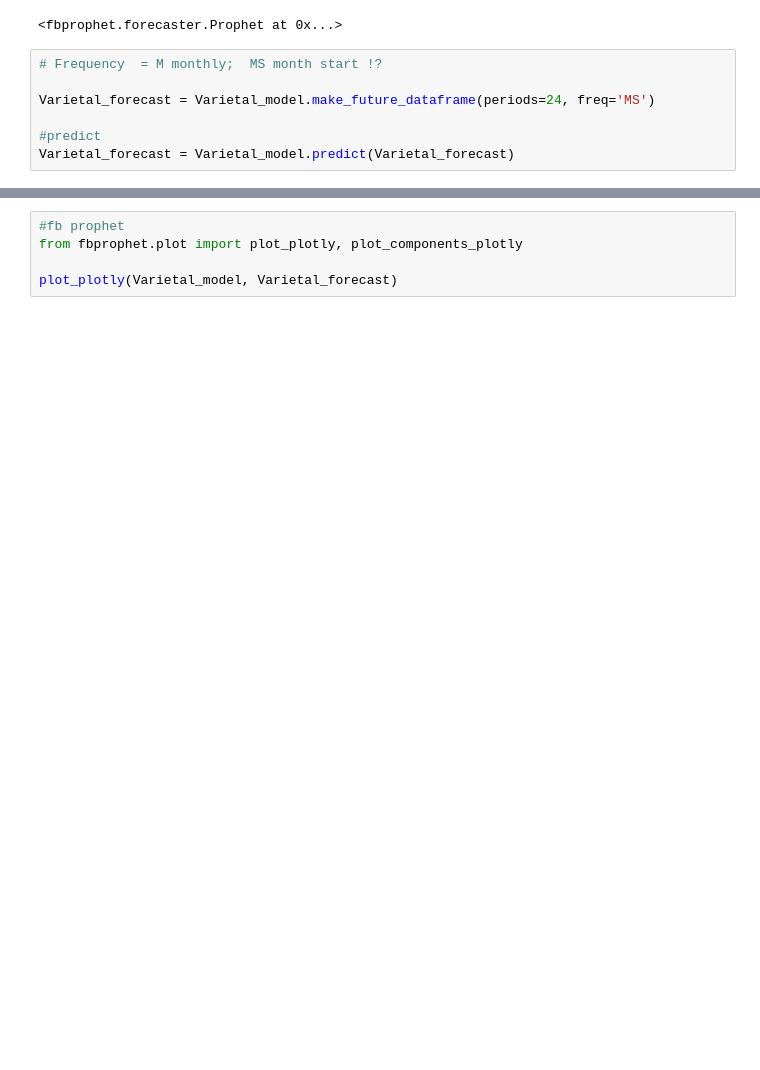
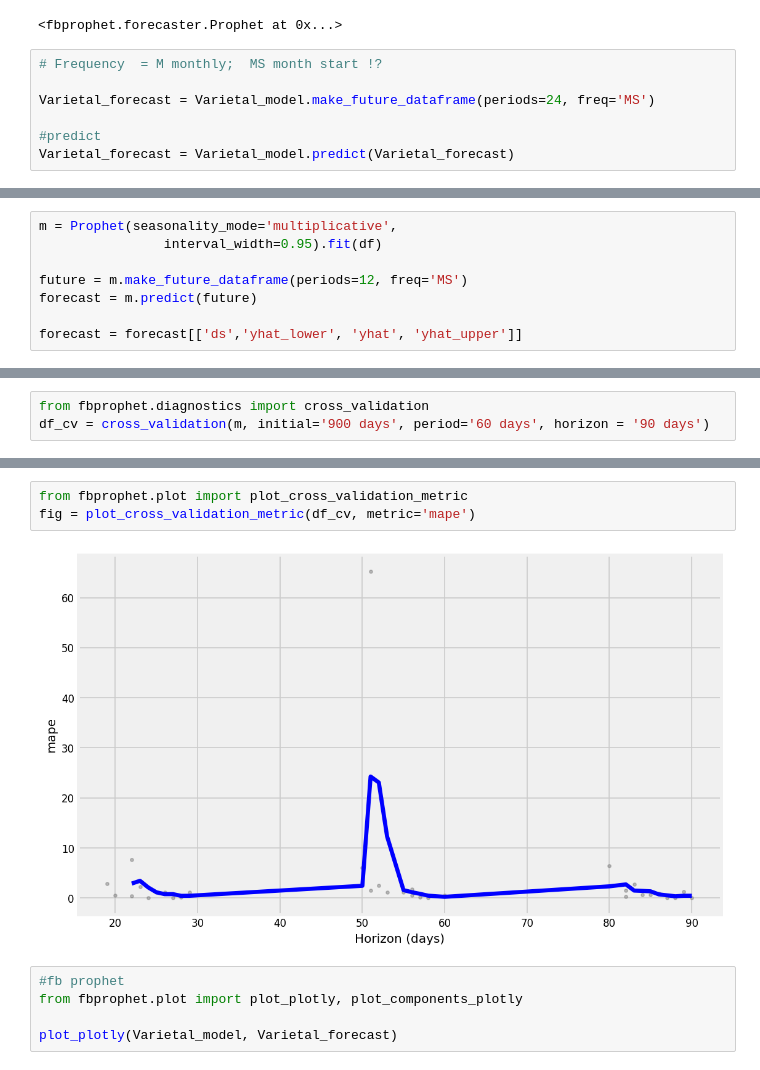
Before and after one commit to fengtastics/111-Capstone, a Jupyter notebook: Arterra_Project.ipynb, the cells around one changed output, grey strips where cells are left out. Cells and saved outputs as stored; diff of their text form; blank space fills up the shorter version.

Commit message:
With MAPE

```diff
--- a/Arterra_Project.ipynb
+++ b/Arterra_Project.ipynb
@@ -298,0 +312,8 @@ Varietal_forecast[['ds', 'yhat', 'yhat_lower', 'yhat_upper']].tail()
+# %%
+m = Prophet(seasonality_mode='multiplicative',
+                interval_width=0.95).fit(df)
+
+future = m.make_future_dataframe(periods=12, freq='MS')
+forecast = m.predict(future)
+
+forecast = forecast[['ds','yhat_lower', 'yhat', 'yhat_upper']]
@@ -298,0 +323,3 @@ Varietal_forecast[['ds', 'yhat', 'yhat_lower', 'yhat_upper']].tail()
+# %%
+from fbprophet.diagnostics import cross_validation
+df_cv = cross_validation(m, initial='900 days', period='60 days', horizon = '90 days')
@@ -299,3 +354,8 @@ Varietal_forecast[['ds', 'yhat', 'yhat_lower', 'yhat_upper']].tail()
+# %%
+from fbprophet.plot import plot_cross_validation_metric
+fig = plot_cross_validation_metric(df_cv, metric='mape')
+# %% [output]
+[figure, added]
 # %%
 #fb prophet
 from fbprophet.plot import plot_plotly, plot_components_plotly
```
Also changed, not shown: parts of 14 cells of this notebook.
